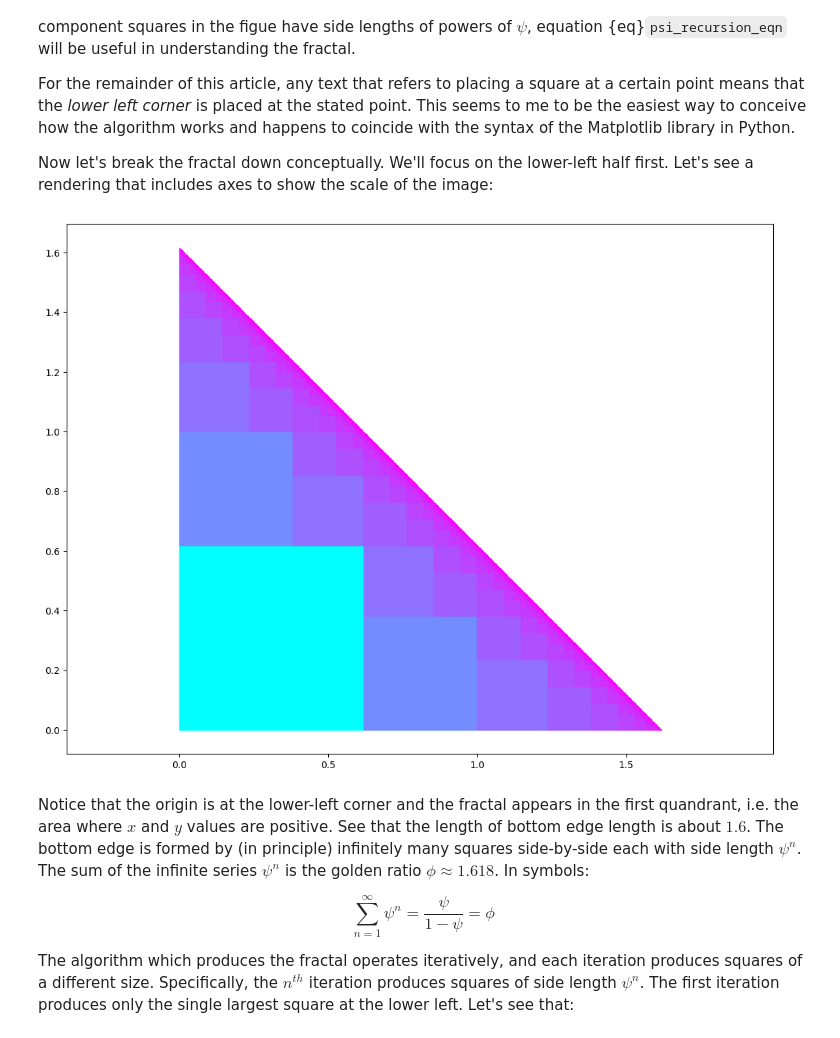
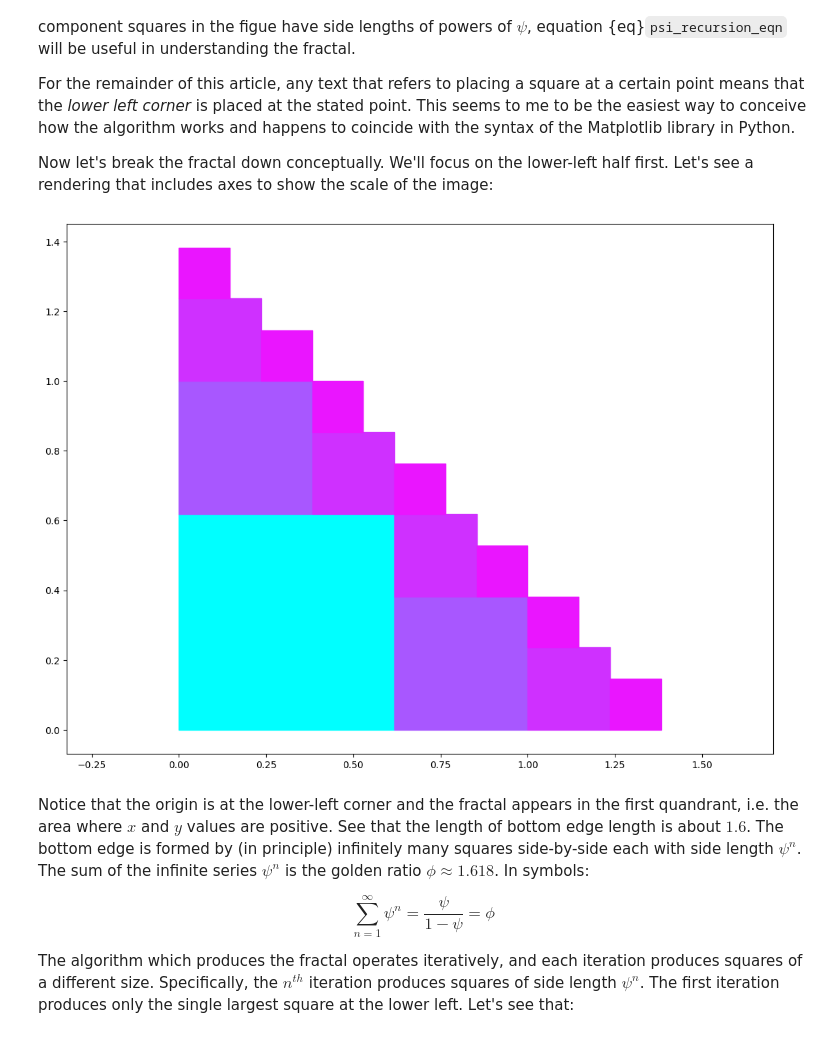
Before and after one commit to Jim-Pearson/Jim-Pearson.github.io, a Jupyter notebook: _build/jupyter_execute/GoldenSquareFractal.ipynb, the cells around one changed output. Drawn from its saved outputs; the diff is of its cells as text; code cells hidden in the pictures.

```diff
--- a/_build/jupyter_execute/GoldenSquareFractal.ipynb
+++ b/_build/jupyter_execute/GoldenSquareFractal.ipynb
@@ -93,17 +114,17 @@ For the remainder of this article, any text that refers to placing a square at a
 
 Now let's break the fractal down conceptually. We'll focus on the lower-left half first. Let's see a rendering that includes axes to show the scale of the image:
 # %%
-depth = 14
+depth = 4
 # start building the plot
 fig = plt.figure()
 ax = plt.axes([0,0,phi,phi])
 
 CreatePlot(fig, ax, colors, colors2, depth, False)
 
 plt.axis('equal') # adjust horizontal/vertical scales so the image renders as a square
 plt.show()
 # %% [output]
-[figure, old version]
+[figure, new version]
 # %% [markdown]
 Notice that the origin is at the lower-left corner and the fractal appears in the first quandrant, i.e. the area where $x$ and $y$ values are positive. See that the length of bottom edge length is about $1.6$. The bottom edge is formed by (in principle) infinitely many squares side-by-side each with side length $\psi^n$. The sum of the infinite series $\psi^n$ is the golden ratio $\phi \approx 1.618$. In symbols:
 
```
Also changed, not shown: parts of 3 cells of this notebook, 9 other files.
